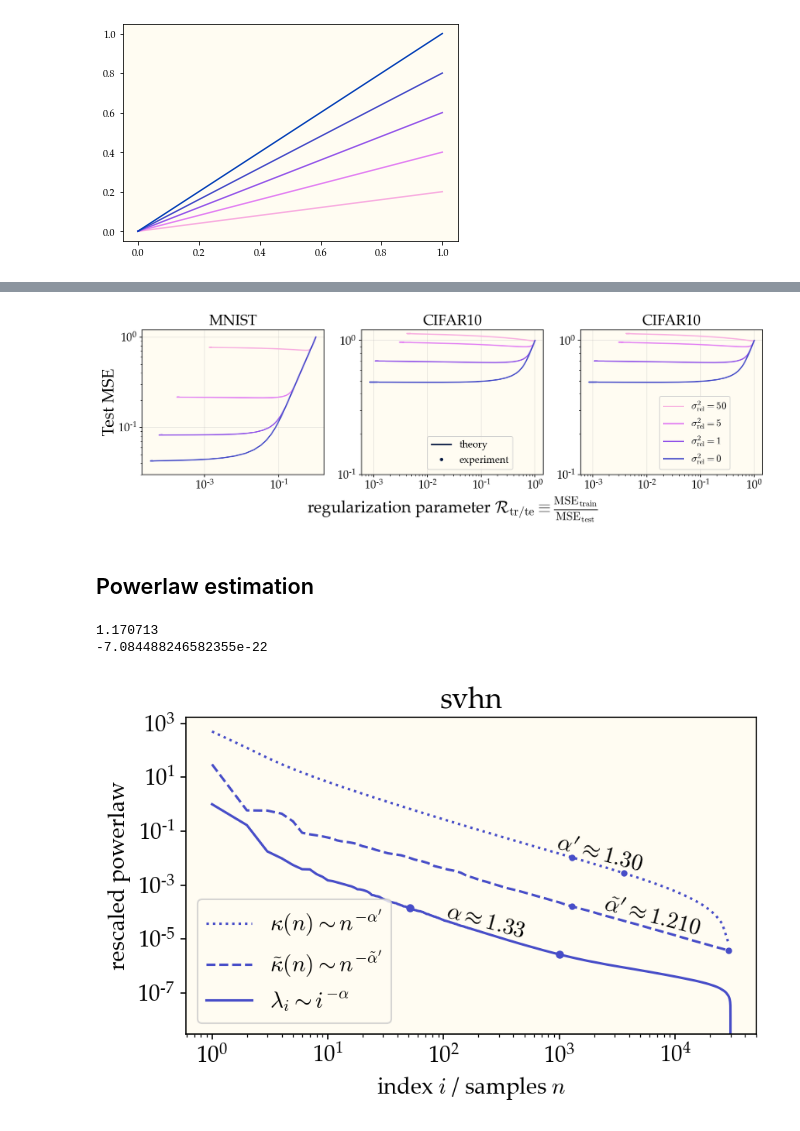
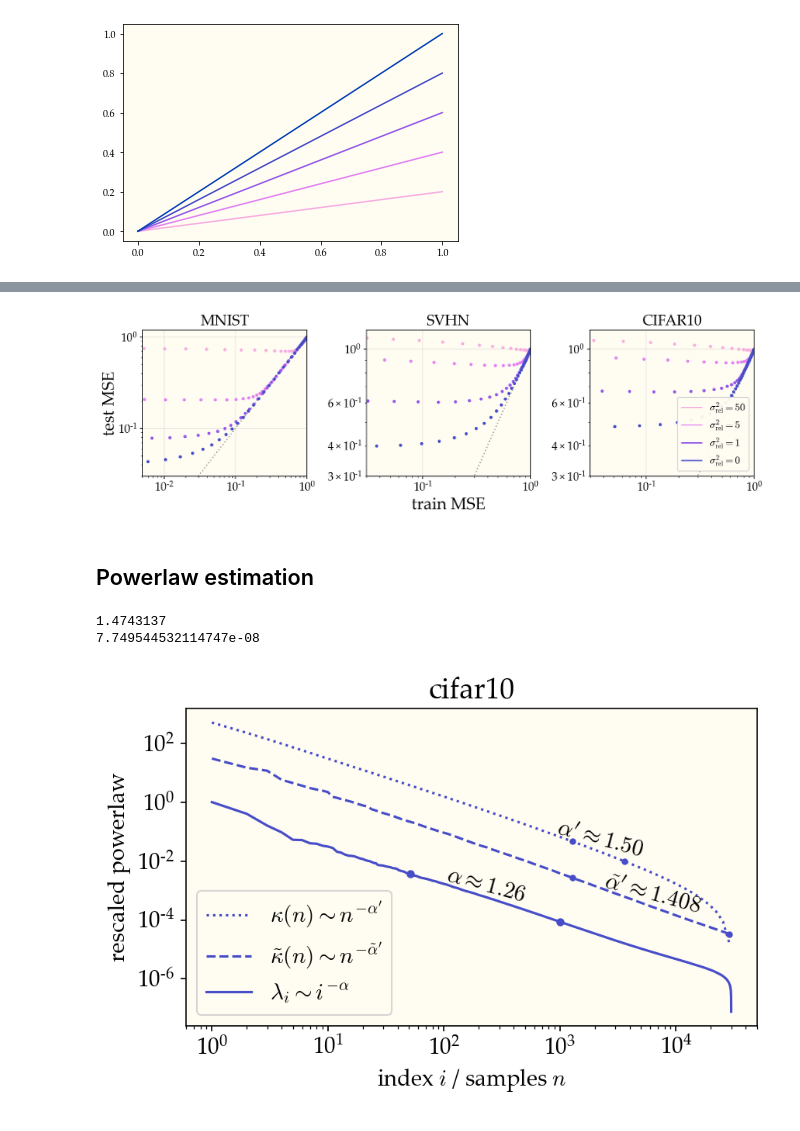
Before and after one commit to dkarkada/more-is-better, a Jupyter notebook: powerlaws.ipynb, the cells around one changed output, grey strips where cells are left out. Cells and saved outputs as stored; diff of their text form; code cells hidden in the pictures.

```diff
--- a/powerlaws.ipynb
+++ b/powerlaws.ipynb
@@ -216,23 +280,11 @@ plt.show()
 # %%
-def mse_theory(R, a, b, noise, n):
-    R2 = np.sqrt(R)
-    pi = np.pi
-    err = 1
-    err *= pi**b * (a-b+1) * np.sin(pi/a) * (1/np.sin(pi*(b-1)/a))
-    err *= (1 - R2 + a*noise*((1-R2)**b)) / (1 + (a-1)*R2)
-    err *= (a * np.sin(pi/a) * (1-R2))**(-b)
-    err *= n**(-(b-1))
-    return err
-
 fig, axes = plt.subplots(ncols=3, figsize=(12,3))
 
 plot_params = {
-    "datasets": ["mnist", "cifar10", "cifar10"],
-    "titles": ["MNIST", "CIFAR10", "CIFAR10"],
-    "ymin": [0.03, 0.1, 0.1],
-    "alpha": [1.13, 1.16, 1.16],
-    "beta": [1.357, 1.139, 1.139]
-
+    "datasets": ["mnist", "svhn", "cifar10"],
+    "titles": ["MNIST", "SVHN", "CIFAR10"],
+    "xmin": [5e-3, 3e-2, 3e-2],
+    "ymin": [0.03, 0.3, 0.3],
 }
 
 for i, ax in enumerate(axes):
@@ -240,69 +292,59 @@ for i, ax in enumerate(axes):
     DEPTH = 10
     DATASET_NAME = plot_params["datasets"][i]
 
-    expt = ExptDetails(EXPT_NUM, DEPTH, DATASET_NAME)
-    work_dir = f"results/{DATASET_NAME}/{expt.expt_name}"
-    with open(f"{work_dir}/optridge.file", 'rb') as handle:
-        optridge = pickle.load(handle)
+    expt_info = ExptDetails(EXPT_NUM, DEPTH, DATASET_NAME)
+    work_dir = f"results/{DATASET_NAME}/{expt_info.expt_name}"
 
-    ridges = optridge["ridges"]
-    noises = optridge["noise_rels"]
-    test_mses = optridge["test_mses"]
-    train_mses = optridge["train_mses"]
+    expt = ExperimentResults.load(f"{work_dir}/optridge.expt")
+    ridges = expt.get_axis("ridge")
+    noises = expt.get_axis("noise")
 
     for j, noise in enumerate(noises[::-1]):
-        test_mse, train_mse = test_mses[noise], train_mses[noise]
+        # test_mse, train_mse = test_mses[noise], train_mses[noise]
+        test_mse, _ = expt.get(stats_axis='trial', noise=noise, result="test_mse")
+        train_mse, _ = expt.get(stats_axis='trial', noise=noise, result="train_mse")
 
-        ax.plot(train_mse, test_mse, color=get_color(j), zorder=2)
+        ax.scatter(train_mse, test_mse, s=8, color=get_color(j), zorder=2)
+        ax.plot(train_mse, train_mse, markersize=8, color='k', alpha=0.1, ls=':', zorder=1)
 
     ax.set_title(plot_params["titles"][i])
+    xmin = plot_params["xmin"][i]
     ymin = plot_params["ymin"][i]
-    ymid = np.sqrt(ymin*1.2)
     ax.set_xscale('log')
     ax.set_yscale('log')
 
-
     ax.set_ylim(ymin, 1.2)
-    # ax.set_xlim(.15, 1.15)
+    ax.set_xlim(xmin, 1)
     ax.set_axisbelow(True)
     ax.grid(alpha=0.3, zorder=-5)
 
 fig.add_subplot(111, frameon=False)
 # hide tick and tick label of the big axis
 plt.tick_params(labelcolor='none', which='both', top=False, bottom=False, left=False, right=False)
-plt.xlabel('regularization parameter $\mathcal{R}_\mathrm{tr/te}\equiv\\frac{\mathrm{MSE}_\mathrm{train}}{\mathrm{MSE}_\mathrm{test}}}$',
+plt.xlabel('train MSE',
            size="x-large")
-plt.ylabel('Test MSE', size="x-large")
-plt.xscale('log')
+plt.ylabel('test MSE', size="x-large")
+plt.ticklabel_format(axis='y', style='plain')
 plt.tight_layout()
 fig.subplots_adjust(bottom=0)
 plt.figlegend(
     (
         Line2D([0], [0], color=get_color(0)),
         Line2D([0], [0], color=get_color(1)),
         Line2D([0], [0], color=get_color(2)),
         Line2D([0], [0], color=get_color(3)),),
     (
         f"$\sigma^2_\mathrm{{rel}}={noises[3]}$",
         f"$\sigma^2_\mathrm{{rel}}={noises[2]}$",
         f"$\sigma^2_\mathrm{{rel}}={noises[1]}$",
         f"$\sigma^2_\mathrm{{rel}}={noises[0]}$",),
     fontsize=12,
-    loc=(.838, .27),
-)
-plt.figlegend(
-    (
-        Line2D([0], [0], color='xkcd:navy'),
-        Line2D([0], [0], color='xkcd:navy', ls="none", marker='.'),),
-    (
-        "theory",
-        "experiment",),
-    fontsize=12,
-    loc=(.493,.27),
+    loc=(.865, .23),
+    framealpha=0.95,
 )
 plt.show()
 # %% [output]
-[figure, old version]
+[figure, new version]
 # %% [markdown]
 ## Powerlaw estimation
 # %%
@@ -317,9 +359,9 @@ with open(f"{work_dir}/eigdata.file", 'rb') as handle:
 with open(f"{work_dir}/eigstats-old.file", 'rb') as handle:
     eigstats = pickle.load(handle)
 # %%
-DATASET_NAME = 'svhn'
-EXPT_NUM = 0
-DEPTH = 10
+DATASET_NAME = 'cifar10'
+EXPT_NUM = 1
+DEPTH = 1
 
 expt = ExptDetails(EXPT_NUM, DEPTH, DATASET_NAME)
 work_dir = f"results/{DATASET_NAME}/{expt.expt_name}"
@@ -398,9 +440,9 @@ print(min(eigvals))
 plt.tight_layout()
 plt.show()
 # %% [output]
-1.170713
--7.084488246582355e-22
+1.4743137
+7.749544532114747e-08
-[figure, old version]
+[figure, new version]
 # %%
 ax = plt.gca()
 
```
Also changed, not shown: parts of 7 cells of this notebook, 4 other files.
